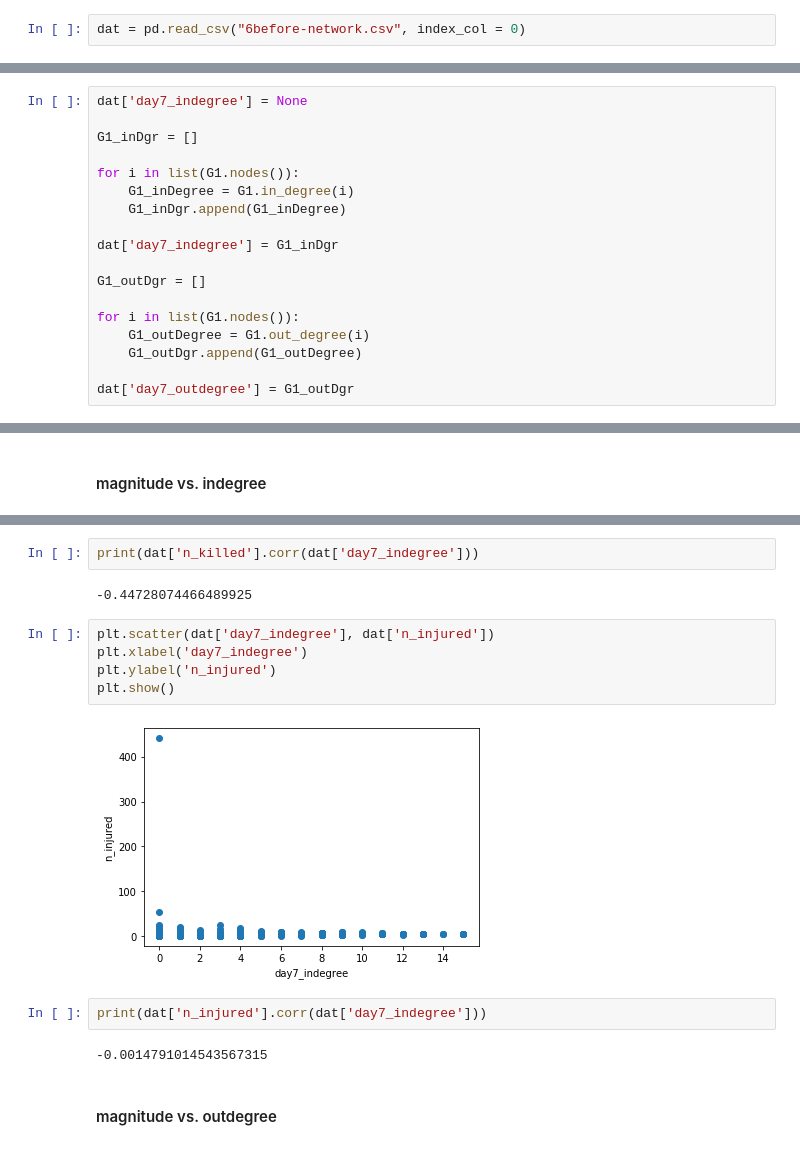
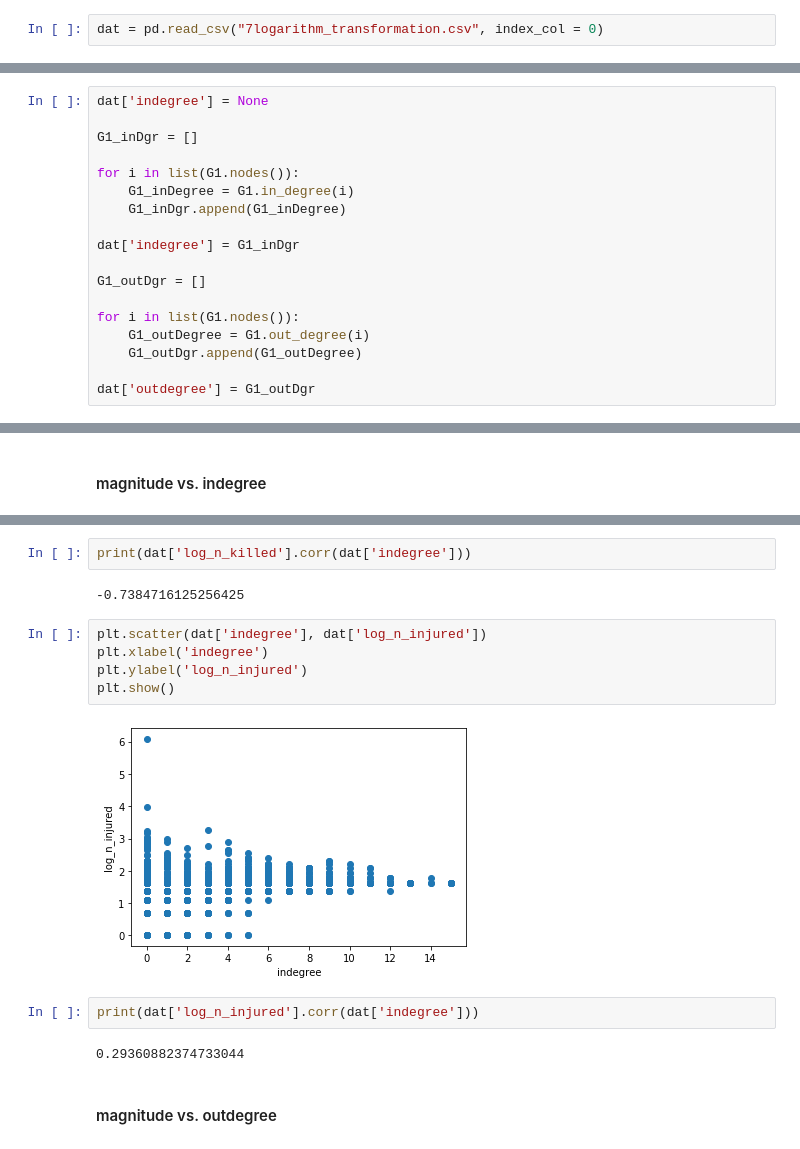
Before and after one commit to KH-K/mass-shooting, a Jupyter notebook: working_folder/8corr.ipynb, the cells around one changed output, grey strips where cells are left out. Drawn from its saved outputs; the diff is of its cells as text.

```diff
--- a/working_folder/8corr.ipynb
+++ b/working_folder/8corr.ipynb
@@ -5,13 +5,13 @@ import networkx as nx
 import seaborn as sns
 import matplotlib.pyplot as plt
 # %%
-dat = pd.read_csv("6before-network.csv", index_col = 0)
+dat = pd.read_csv("7logarithm_transformation.csv", index_col = 0)
 # %% [markdown]
 # 7 days
 # %%
 G1 = nx.read_gexf("graph/G1.gexf")
 # %%
-dat['day7_indegree'] = None
+dat['indegree'] = None
 
 G1_inDgr = []
 
@@ -19,7 +19,7 @@ for i in list(G1.nodes()):
     G1_inDegree = G1.in_degree(i)
     G1_inDgr.append(G1_inDegree)
 
-dat['day7_indegree'] = G1_inDgr
+dat['indegree'] = G1_inDgr
 
 G1_outDgr = []
 
@@ -27,5 +27,5 @@ for i in list(G1.nodes()):
     G1_outDegree = G1.out_degree(i)
     G1_outDgr.append(G1_outDegree)
 
-dat['day7_outdegree'] = G1_outDgr
+dat['outdegree'] = G1_outDgr
 # %%
@@ -56,17 +56,17 @@ plt.show()
 # %%
-print(dat['n_killed'].corr(dat['day7_indegree']))
+print(dat['log_n_killed'].corr(dat['indegree']))
 # %% [output]
--0.44728074466489925
+-0.7384716125256425
 # %%
-plt.scatter(dat['day7_indegree'], dat['n_injured'])
-plt.xlabel('day7_indegree')
-plt.ylabel('n_injured')
+plt.scatter(dat['indegree'], dat['log_n_injured'])
+plt.xlabel('indegree')
+plt.ylabel('log_n_injured')
 plt.show()
 # %% [output]
-[figure, old version]
+[figure, new version]
 # %%
-print(dat['n_injured'].corr(dat['day7_indegree']))
+print(dat['log_n_injured'].corr(dat['indegree']))
 # %% [output]
--0.0014791014543567315
+0.29360882374733044
 # %% [markdown]
 #### magnitude vs. outdegree
```
Also changed, not shown: parts of 115 cells of this notebook, 25 other files.
